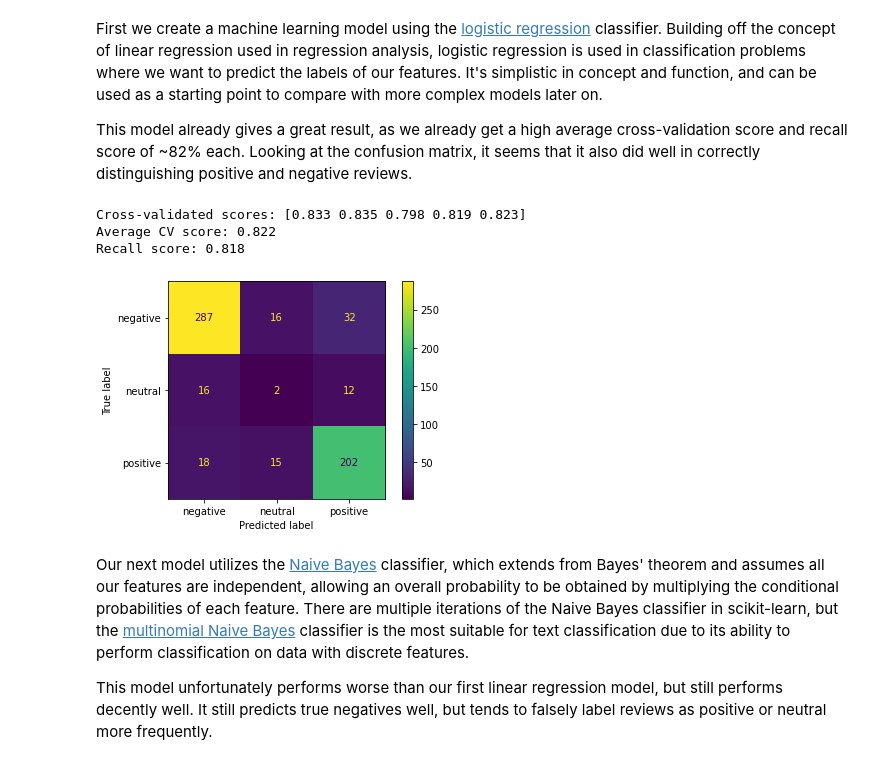
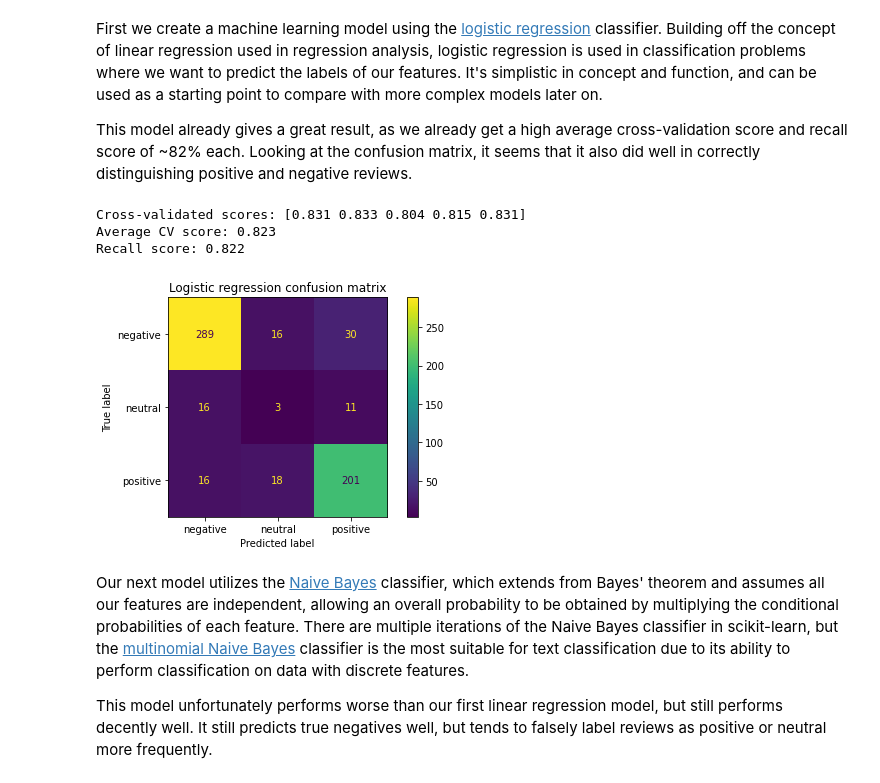
Before and after one commit to nancyho83/ACNH_Review_Sentiment, a Jupyter notebook: animal-crossing-review-sentiment.ipynb, the cells around one changed output. Saved outputs shown, nothing was run; the diff lists cells and outputs as text; code cells hidden in the pictures.

```diff
--- a/animal-crossing-review-sentiment.ipynb
+++ b/animal-crossing-review-sentiment.ipynb
@@ -331,11 +331,12 @@ This model already gives a great result, as we already get a high average cross-
 # %%
 logreg_model = LogisticRegression(multi_class='multinomial')
 logreg_pipe = text_classification(logreg_model)
+plt.title('Logistic regression confusion matrix')
 # %% [output]
-Cross-validated scores: [0.833 0.835 0.798 0.819 0.823]
-Average CV score: 0.822
-Recall score: 0.818
+Cross-validated scores: [0.831 0.833 0.804 0.815 0.831]
+Average CV score: 0.823
+Recall score: 0.822
-[figure, old version]
+[figure, new version]
 # %% [markdown]
 Our next model utilizes the [Naive Bayes](https://scikit-learn.org/stable/modules/naive_bayes.html) classifier, which extends from Bayes' theorem and assumes all our features are independent, allowing an overall probability to be obtained by multiplying the conditional probabilities of each feature. There are multiple iterations of the Naive Bayes classifier in scikit-learn, but the [multinomial Naive Bayes](https://scikit-learn.org/stable/modules/generated/sklearn.naive_bayes.MultinomialNB.html) classifier is the most suitable for text classification due to its ability to perform classification on data with discrete features.
 
```
Also changed, not shown: parts of 5 cells of this notebook, 10 other files.
